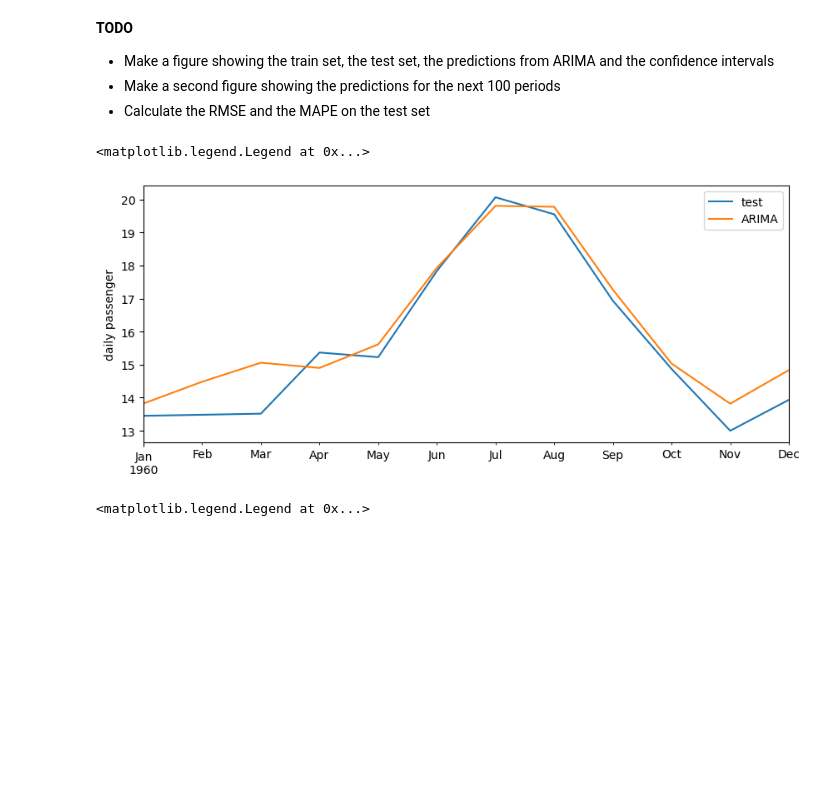
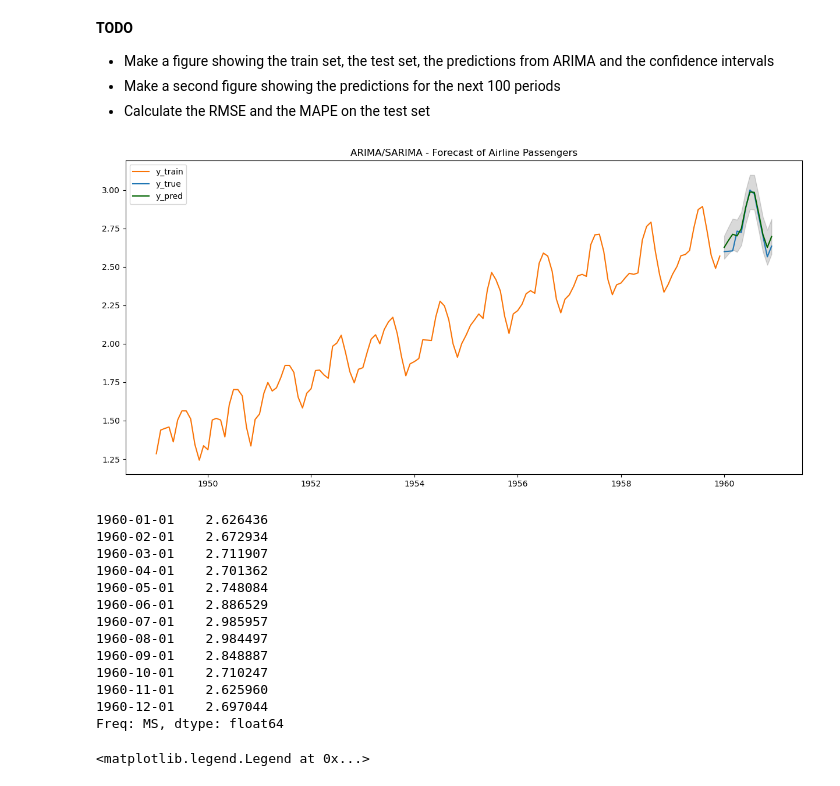
Before and after one commit to thomasmari/DataS3PG, a Jupyter notebook: module/11. ML/6. ML6/notebooks/NB2_Time_Series_Forecasts.ipynb, the cells around one changed output. Drawn from its saved outputs; the diff is of its cells as text; code cells hidden in the pictures; blank space fills up the shorter version.

```diff
--- a/module/11. ML/6. ML6/notebooks/NB2_Time_Series_Forecasts.ipynb
+++ b/module/11. ML/6. ML6/notebooks/NB2_Time_Series_Forecasts.ipynb
@@ -295,6 +296,33 @@ test_log = np.log(test).dropna()
 - Based on the analysis done on the previous notebook, what would be a plausible value for $d$ ?\
  d = 1, with lag =1 (to remove the trend)
 - Plot the ACF and PACF and determine some plausible values for $p$ and $q$.
+# %%
+def forecast(ARIMA_model, prediction_index, y_true=None,y_train=None):
+    #copy just in case
+    prediction_index, y_true,y_train=prediction_index.copy(), y_true.copy(),y_train.copy()
+    # Forecast
+    fitted, confint = ARIMA_model.predict(n_periods=len(prediction_index), return_conf_int=True)
+
+    # make series for plotting purpose
+    fitted_series = pd.Series(fitted, index=prediction_index)
+    lower_series = pd.Series(confint[:, 0], index=prediction_index)
+    upper_series = pd.Series(confint[:, 1], index=prediction_index)
+
+    # Plot
+    plt.figure(figsize=(15,7))
+    if not y_train.equals(None) :
+        plt.plot(y_train, color='#f97306', label='y_train')
+    if not y_true.equals(None) :
+        plt.plot(y_true, color='#1f76b4', label='y_true')
+    plt.plot(fitted_series, color='darkgreen',label='y_pred')
+    plt.fill_between(lower_series.index,
+                    lower_series,
+                    upper_series,
+                    color='k', alpha=.15)
+    plt.legend()
+    plt.title("ARIMA/SARIMA - Forecast of Airline Passengers")
+    plt.show()
+    return(fitted)
 # %%
 from statsmodels.graphics.tsaplots import plot_acf, plot_pacf
 
@@ -352,14 +381,25 @@ plt.show()
 - Calculate the RMSE and the MAPE on the test set
 # %%
 # Your code showing train, test, predictions and confidence interval
-fig,ax0 = plt.subplots(1,1,figsize=(10,4))
-test.plot(ax=ax0, label ="test")
-predictions.plot(ax=ax0,label="ARIMA")
-ax0.set_ylabel('daily passenger')
-ax0.legend()
+forecast(ARIMA_model=model_ARIMA,
+             prediction_index=test.index,
+             y_true=test_log,
+             y_train=train_log)
 # %% [output]
+[figure, new version]
-<matplotlib.legend.Legend at 0x...>
+1960-01-01    2.626436
+1960-02-01    2.672934
+1960-03-01    2.711907
+1960-04-01    2.701362
+1960-05-01    2.748084
+1960-06-01    2.886529
+1960-07-01    2.985957
+1960-08-01    2.984497
+1960-09-01    2.848887
+1960-10-01    2.710247
+1960-11-01    2.625960
+1960-12-01    2.697044
+Freq: MS, dtype: float64
-[figure, old version]
 # %%
 # Your code for showing the predictions for 100 periods
 # Make predictions and transform back
```
Also changed, not shown: parts of 28 cells of this notebook.
